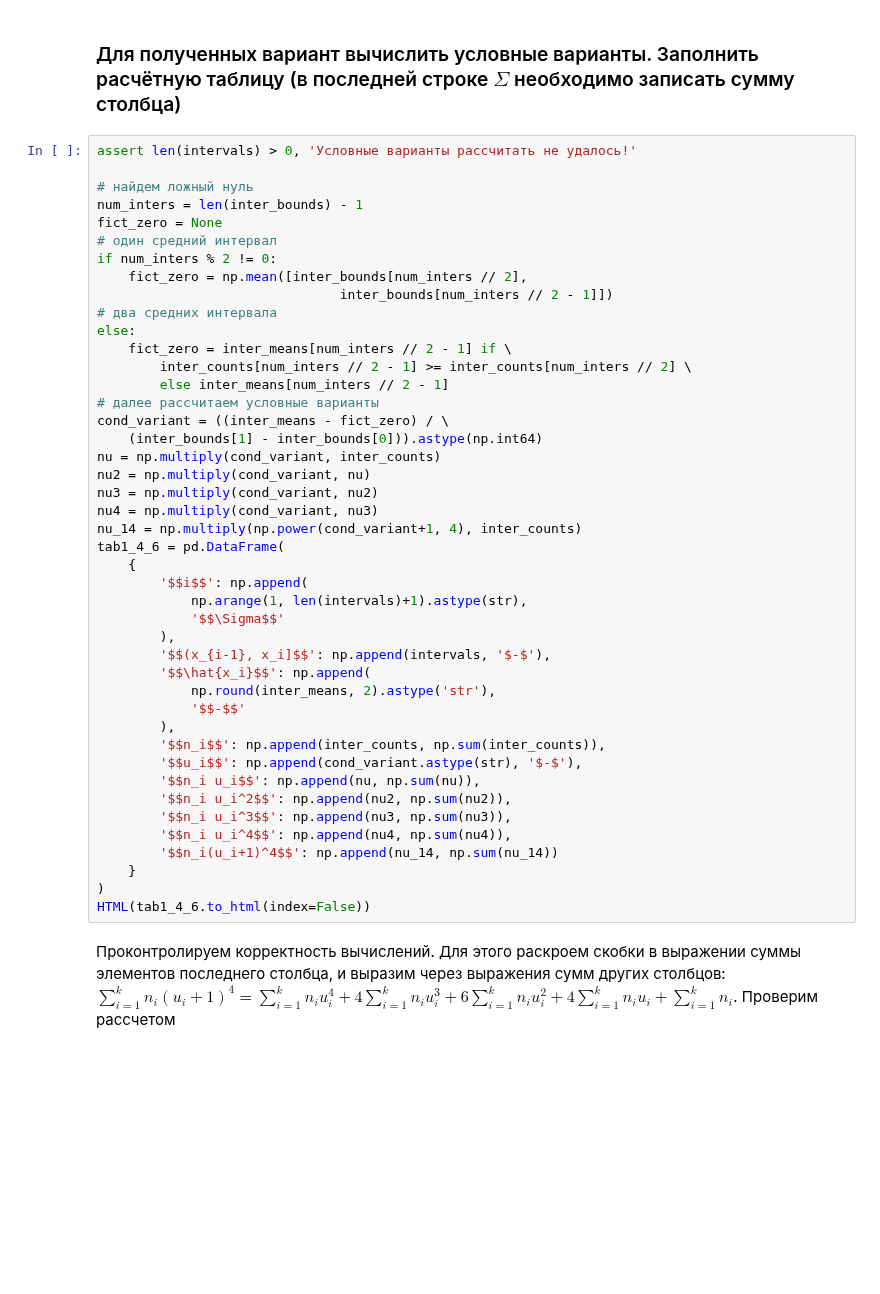
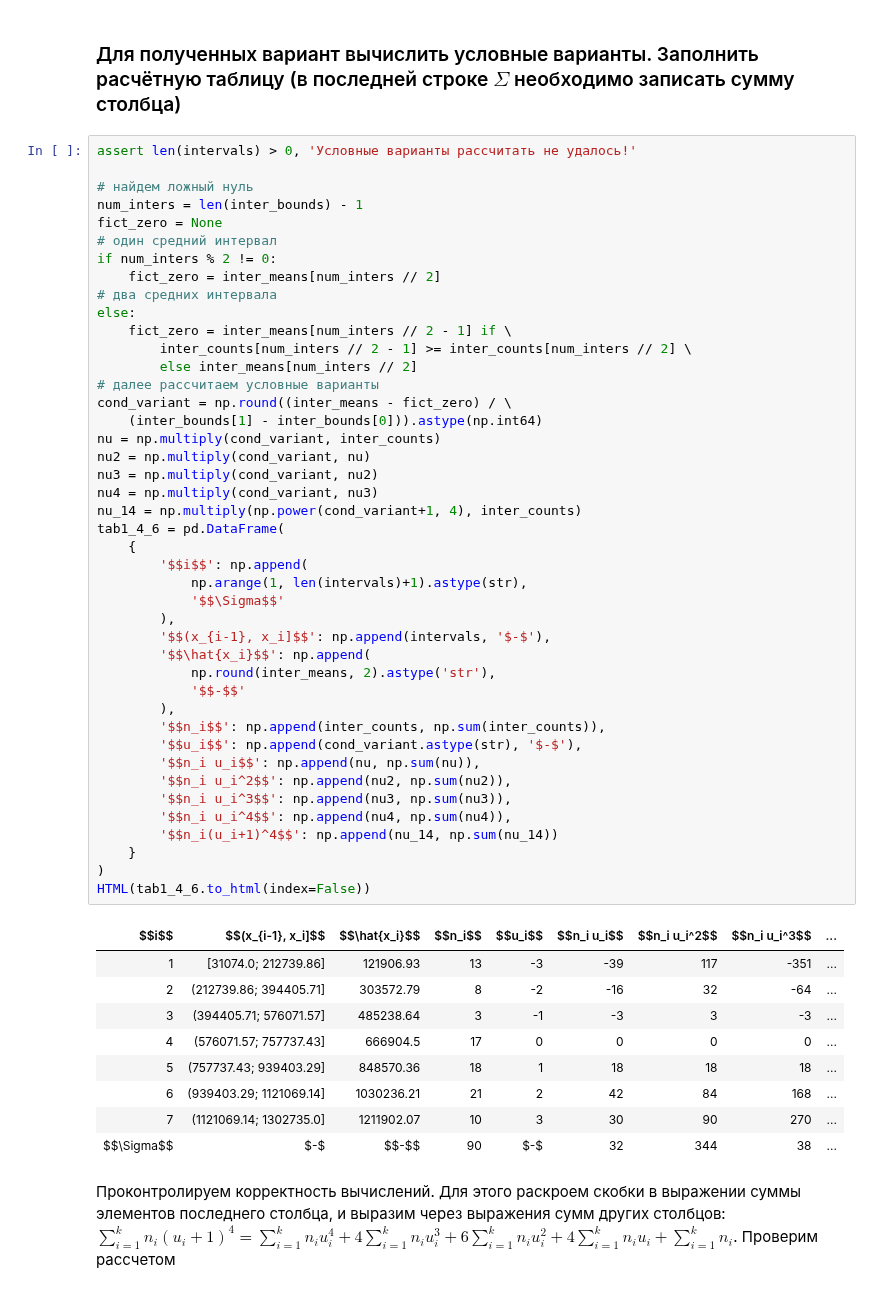
Before and after one commit to the-mvi/stat_an-2022, a Jupyter notebook: 0373_Savinov_AO/task1.ipynb, the cells around one changed output. Saved outputs shown, nothing was run; the diff lists cells and outputs as text; blank space fills up the shorter version.

```diff
--- a/0373_Savinov_AO/task1.ipynb
+++ b/0373_Savinov_AO/task1.ipynb
@@ -262,42 +272,51 @@ num_inters = len(inter_bounds) - 1
 fict_zero = None
 # один средний интервал
 if num_inters % 2 != 0:
-    fict_zero = np.mean([inter_bounds[num_inters // 2],
-                               inter_bounds[num_inters // 2 - 1]])
+    fict_zero = inter_means[num_inters // 2]
 # два средних интервала
 else:
     fict_zero = inter_means[num_inters // 2 - 1] if \
         inter_counts[num_inters // 2 - 1] >= inter_counts[num_inters // 2] \
-        else inter_means[num_inters // 2 - 1]
+        else inter_means[num_inters // 2]
 # далее рассчитаем условные варианты
-cond_variant = ((inter_means - fict_zero) / \
+cond_variant = np.round((inter_means - fict_zero) / \
     (inter_bounds[1] - inter_bounds[0])).astype(np.int64)
 nu = np.multiply(cond_variant, inter_counts)
 nu2 = np.multiply(cond_variant, nu)
 nu3 = np.multiply(cond_variant, nu2)
 nu4 = np.multiply(cond_variant, nu3)
 nu_14 = np.multiply(np.power(cond_variant+1, 4), inter_counts)
 tab1_4_6 = pd.DataFrame(
     {
         '$$i$$': np.append(
             np.arange(1, len(intervals)+1).astype(str),
             '$$\Sigma$$'
         ),
         '$$(x_{i-1}, x_i]$$': np.append(intervals, '$-$'),
         '$$\hat{x_i}$$': np.append(
             np.round(inter_means, 2).astype('str'),
             '$$-$$'
         ),
         '$$n_i$$': np.append(inter_counts, np.sum(inter_counts)),
         '$$u_i$$': np.append(cond_variant.astype(str), '$-$'),
         '$$n_i u_i$$': np.append(nu, np.sum(nu)),
         '$$n_i u_i^2$$': np.append(nu2, np.sum(nu2)),
         '$$n_i u_i^3$$': np.append(nu3, np.sum(nu3)),
         '$$n_i u_i^4$$': np.append(nu4, np.sum(nu4)),
         '$$n_i(u_i+1)^4$$': np.append(nu_14, np.sum(nu_14))
     }
 )
 HTML(tab1_4_6.to_html(index=False))
+# %% [output]
+| $$i$$ | $$(x_{i-1}, x_i]$$ | $$\hat{x_i}$$ | $$n_i$$ | $$u_i$$ | $$n_i u_i$$ | $$n_i u_i^2$$ | $$n_i u_i^3$$ | ... |
+| 1 | [31074.0; 212739.86] | 121906.93 | 13 | -3 | -39 | 117 | -351 | ... |
+| 2 | (212739.86; 394405.71] | 303572.79 | 8 | -2 | -16 | 32 | -64 | ... |
+| 3 | (394405.71; 576071.57] | 485238.64 | 3 | -1 | -3 | 3 | -3 | ... |
+| 4 | (576071.57; 757737.43] | 666904.5 | 17 | 0 | 0 | 0 | 0 | ... |
+| 5 | (757737.43; 939403.29] | 848570.36 | 18 | 1 | 18 | 18 | 18 | ... |
+| 6 | (939403.29; 1121069.14] | 1030236.21 | 21 | 2 | 42 | 84 | 168 | ... |
+| 7 | (1121069.14; 1302735.0] | 1211902.07 | 10 | 3 | 30 | 90 | 270 | ... |
+| $$\Sigma$$ | $-$ | $$-$$ | 90 | $-$ | 32 | 344 | 38 | ... |
 # %% [markdown]
 Проконтролируем корректность вычислений. Для этого раскроем скобки в выражении суммы элементов последнего столбца, и выразим через выражения сумм других столбцов: $\sum_{i=1}^{k} n_i(u_i+1)^4 = \sum_{i=1}^{k} n_i u_i^4 + 4 \sum_{i=1}^{k} n_i u_i^3 + 6 \sum_{i=1}^{k} n_i u_i^2 + 4 \sum_{i=1}^{k} n_i u_i + \sum_{i=1}^{k} n_i$. Проверим рассчетом
 # %%
```
Also changed, not shown: parts of 11 cells of this notebook.
